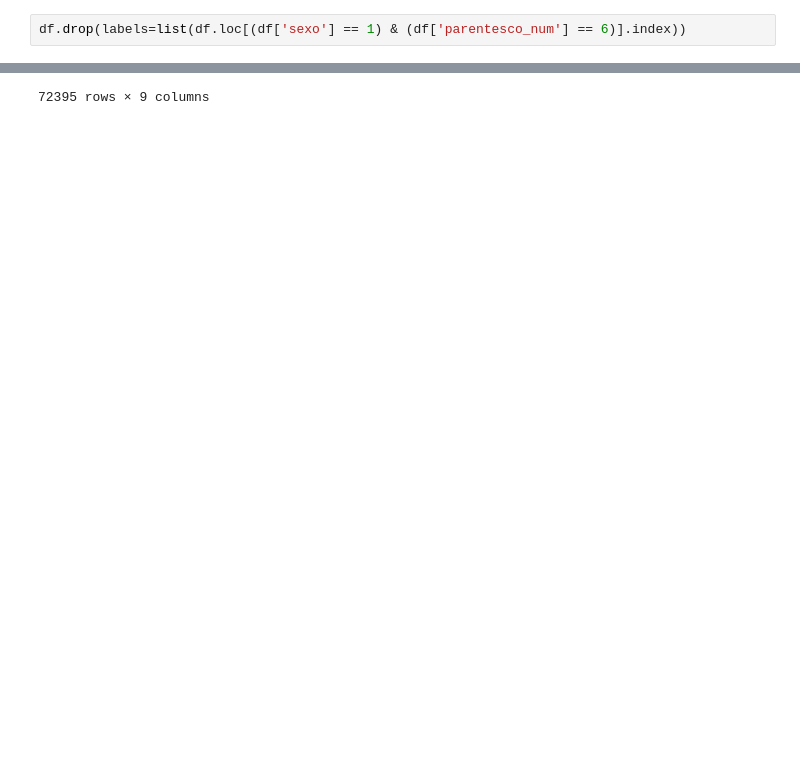
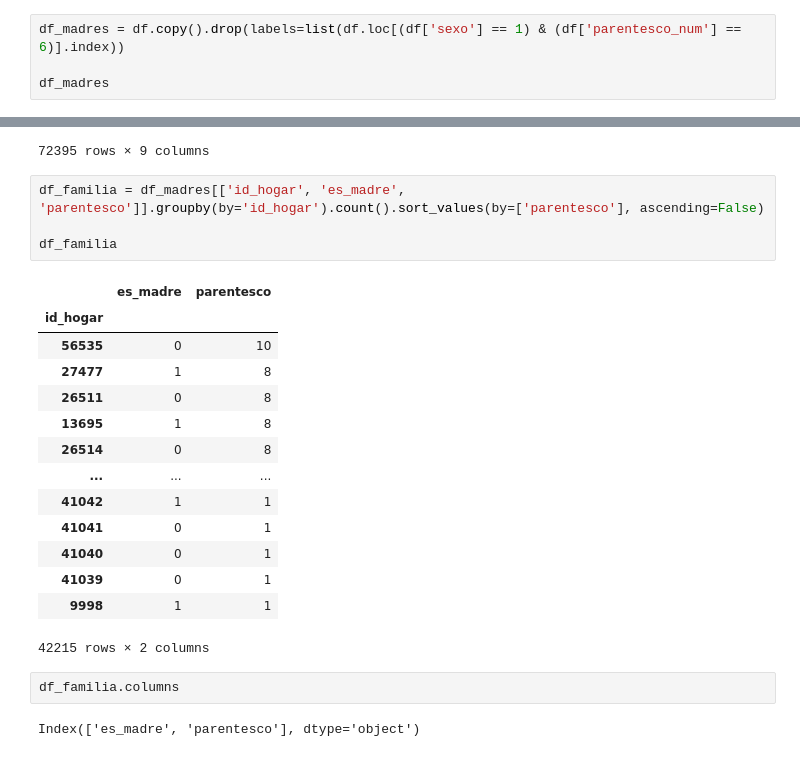
Before and after one commit to anicolon/coder_proyecto, a Jupyter notebook: hyp_2020/hyp_2020.ipynb, the cells around one changed output, grey strips where cells are left out. Cells and saved outputs as stored; diff of their text form; blank space fills up the shorter version.

```diff
--- a/hyp_2020/hyp_2020.ipynb
+++ b/hyp_2020/hyp_2020.ipynb
@@ -203,7 +203,9 @@ df
 | 145165 | 9998 | 2.0 | Mujer | Blanca | Jefe/a de hogar | Inactivo, jubilado | 1.0 | 6 | ... |
 101091 rows × 9 columns
 # %%
-df.drop(labels=list(df.loc[(df['sexo'] == 1) & (df['parentesco_num'] == 6)].index))
+df_madres = df.copy().drop(labels=list(df.loc[(df['sexo'] == 1) & (df['parentesco_num'] == 6)].index))
+
+df_madres
 # %% [output]
 |  | id_hogar | sexo | genero | ascendencia | parentesco | estado_laboral | nper | parentesco_num | ... |
 | 0 | 100 | 2.0 | Mujer | Blanca | Jefe/a de hogar | Ocupados | 1.0 | 6 | ... |
@@ -218,3 +220,26 @@ df.drop(labels=list(df.loc[(df['sexo'] == 1) & (df['parentesco_num'] == 6)].inde
 | 145164 | 9996 | 2.0 | Mujer | Blanca | Jefe/a de hogar | Inactivo, pensionista | 1.0 | 6 | ... |
 | 145165 | 9998 | 2.0 | Mujer | Blanca | Jefe/a de hogar | Inactivo, jubilado | 1.0 | 6 | ... |
 72395 rows × 9 columns
+# %%
+df_familia = df_madres[['id_hogar', 'es_madre', 'parentesco']].groupby(by='id_hogar').count().sort_values(by=['parentesco'], ascending=False)
+
+df_familia
+# %% [output]
+|  | es_madre | parentesco |
+| id_hogar |  |  |
+| 56535 | 0 | 10 |
+| 27477 | 1 | 8 |
+| 26511 | 0 | 8 |
+| 13695 | 1 | 8 |
+| 26514 | 0 | 8 |
+| ... | ... | ... |
+| 41042 | 1 | 1 |
+| 41041 | 0 | 1 |
+| 41040 | 0 | 1 |
+| 41039 | 0 | 1 |
+| 9998 | 1 | 1 |
+42215 rows × 2 columns
+# %%
+df_familia.columns
+# %% [output]
+Index(['es_madre', 'parentesco'], dtype='object')
```
Also changed, not shown: parts of 2 cells of this notebook.
